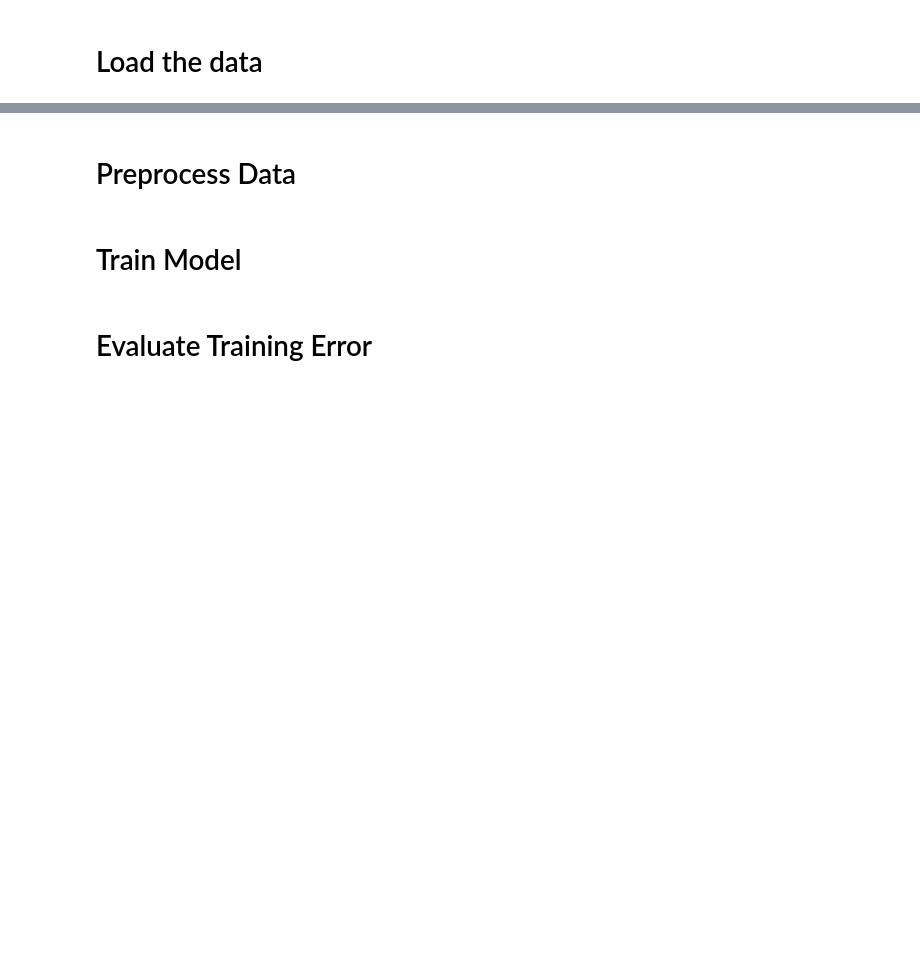
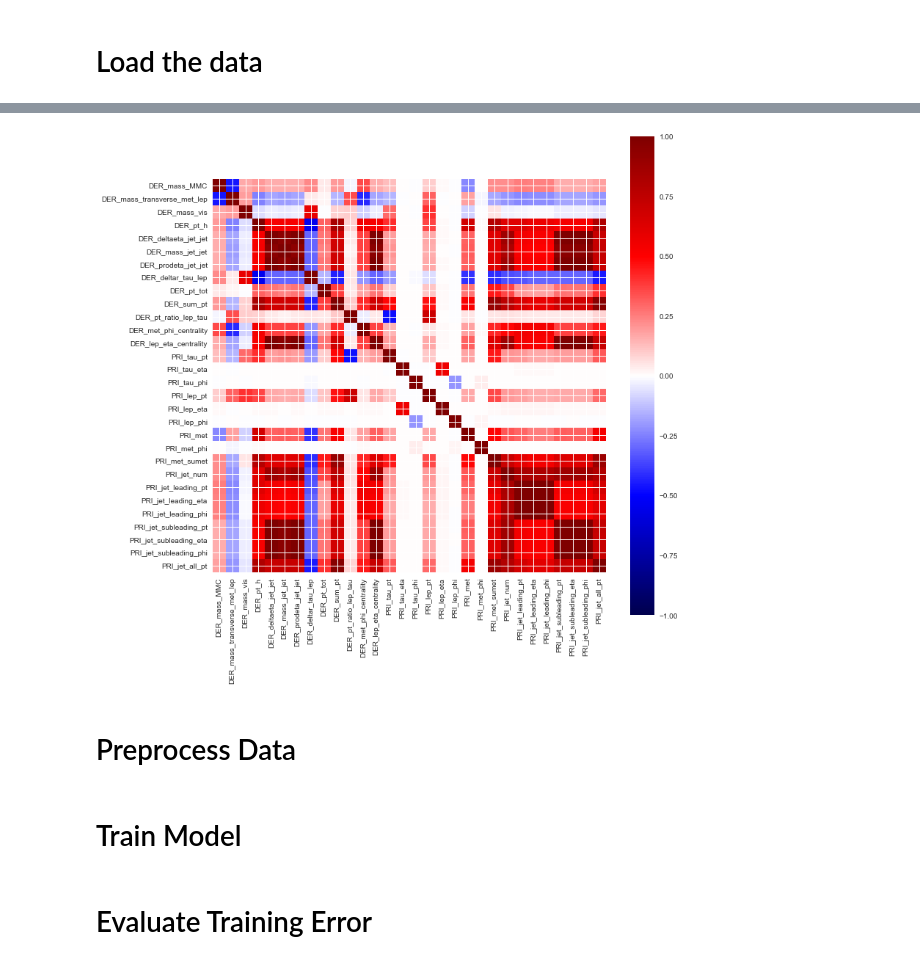
Before and after one commit to doggydigit/HiggsBosonDetection, a Jupyter notebook: workspace/pipeline.ipynb, the cells around one changed output, grey strips where cells are left out. Saved outputs shown, nothing was run; the diff lists cells and outputs as text; code cells hidden in the pictures; blank space fills up the shorter version.

```diff
--- a/workspace/pipeline.ipynb
+++ b/workspace/pipeline.ipynb
@@ -37,0 +28,6 @@ print(traindata[0][:])
+# %%
+with open('../data/train.csv', newline='') as f:
+    reader = csv.reader(f)
+    headers = next(reader)
+headers = np.array(headers[2:])
+print(headers)
@@ -38,3 +51,24 @@ print(traindata[0][:])
+# %%
+corr_matrix = correlation
+fig_cor, axes_cor = plt.subplots(1,1)
+fig_cor.set_size_inches(12, 12)
+
+labels = headers
+
+myimage = axes_cor.imshow(corr_matrix, cmap='seismic', interpolation='nearest', vmax=1, vmin = -1)
+
+plt.colorbar(myimage)
+
+axes_cor.set_xticks(np.arange(0,corr_matrix.shape[0], corr_matrix.shape[0]*1.0/len(labels)))
+axes_cor.set_yticks(np.arange(0,corr_matrix.shape[1], corr_matrix.shape[1]*1.0/len(labels)))
+
+axes_cor.set_xticklabels(labels)
+axes_cor.set_yticklabels(labels)
+plt.xticks(rotation=90)
+
+plt.draw()
+# %% [output]
+[figure, added]
 # %% [markdown]
 # Preprocess Data
 # %%
```
Also changed, not shown: parts of 7 cells of this notebook.
